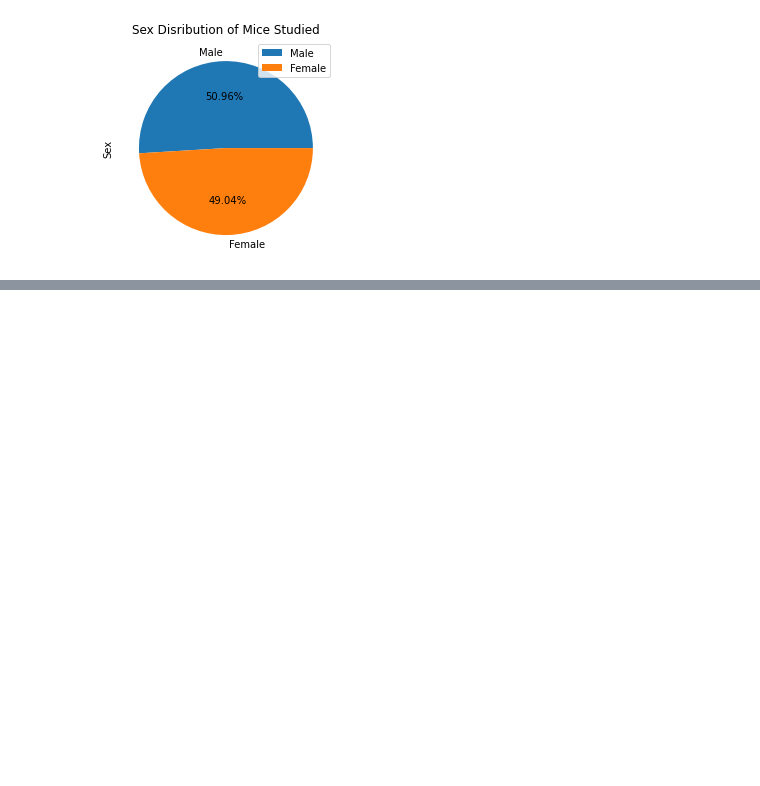
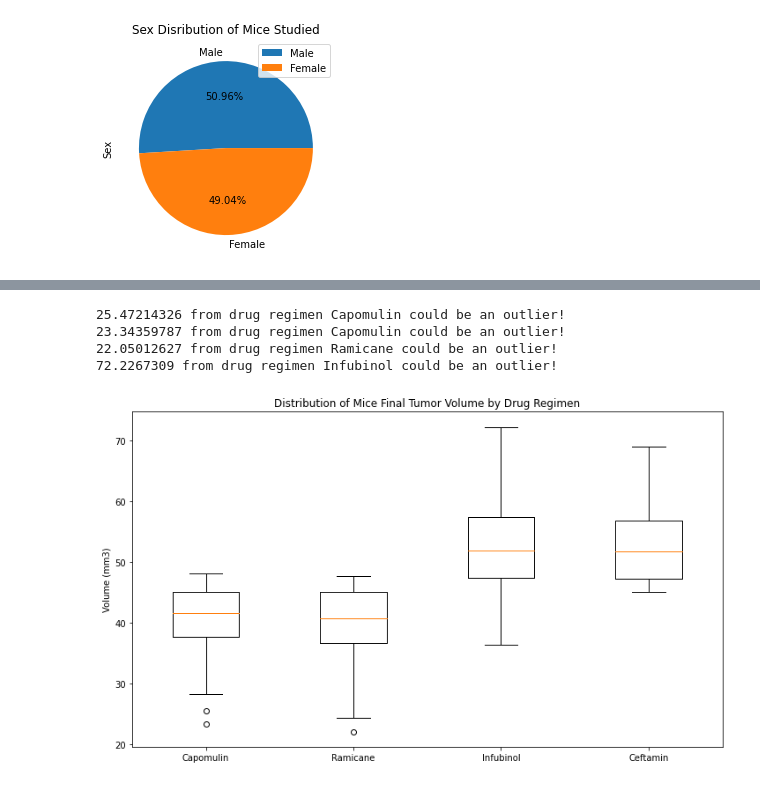
Before and after one commit to canamasc/matplotlib-challenge, a Jupyter notebook: Pymaceuticals.ipynb, the cells around one changed output, grey strips where cells are left out. Drawn from its saved outputs; the diff is of its cells as text; code cells hidden in the pictures; blank space fills up the shorter version.

Commit message:
boxplot added

```diff
--- a/Pymaceuticals.ipynb
+++ b/Pymaceuticals.ipynb
@@ -220,0 +214,32 @@ for d in drugnames:
+# %%
+drugnames = ['Capomulin', 'Ramicane', 'Infubinol','Ceftamin']
+tumorvols = []
+counter = 0
+
+# loop through all drugs and make tumorovls a list of lists with volume info for each drug
+# get IQR for specific drug as follows: st.iqr(tumorvols[0])
+# https://www.geeksforgeeks.org/interquartile-range-to-detect-outliers-in-data/
+# Outliers are either less than Q1 - 1.5 * IQR or are greater than Q3 + 1.5 * IQR
+
+for d in drugnames:
+    tumorvols.append(clean_df.loc[clean_df["Drug Regimen"] == d, 'Tumor Volume (mm3)'])
+    q1 = np.percentile(tumorvols[drugnames.index(d)], 25, interpolation='midpoint')
+    q3 = np.percentile(tumorvols[drugnames.index(d)], 75, interpolation='midpoint')
+    iqr = st.iqr(tumorvols[drugnames.index(d)])
+    for point in tumorvols[drugnames.index(d)]:
+        if point < (q1 - 1.5*iqr) or point > (q3 + 1.5*iqr):
+            print(str(point) + " from drug regimen " + d + " could be an outlier!")
+# %% [output]
+25.47214326 from drug regimen Capomulin could be an outlier!
+23.34359787 from drug regimen Capomulin could be an outlier!
+22.05012627 from drug regimen Ramicane could be an outlier!
+72.2267309 from drug regimen Infubinol could be an outlier!
+# %%
+# Generate a box plot of the final tumor volume of each mouse across four regimens of interest
+fig1, ax1 = plt.subplots(figsize=(12,7))
+ax1.set_title('Distribution of Mice Final Tumor Volume by Drug Regimen')
+ax1.set_ylabel('Volume (mm3)')
+ax1.boxplot(tumorvols, labels=drugnames)
+plt.show()
+# %% [output]
+[figure, added]
```
Also changed, not shown: parts of 3 cells of this notebook.
